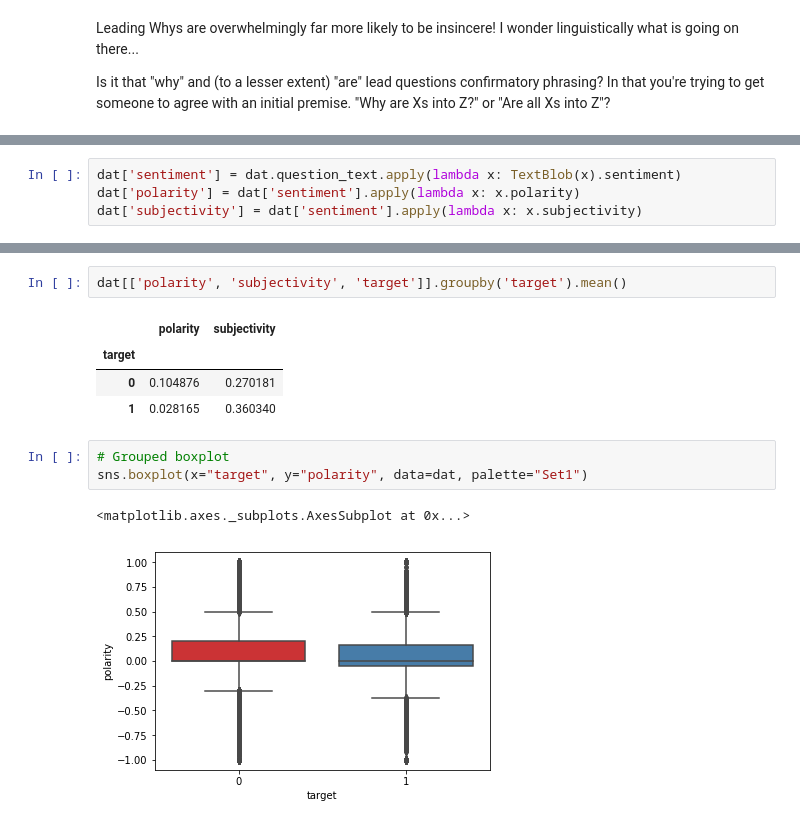
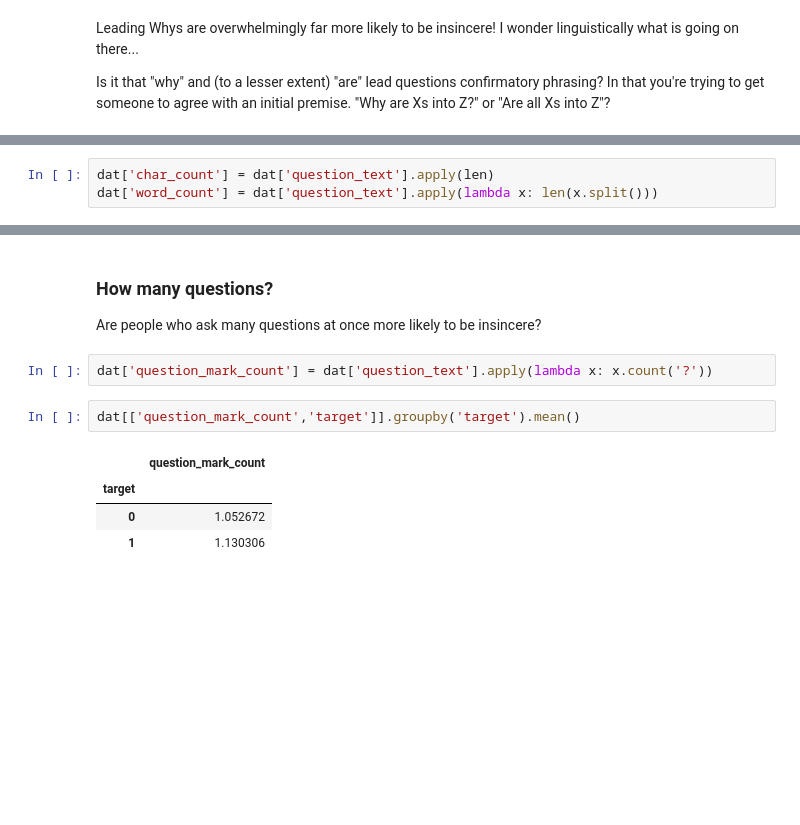
Before and after one commit to carrieisaacson/kaggle_quora, a Jupyter notebook: notebooks/0_EDA.ipynb, the cells around one changed output, grey strips where cells are left out. Drawn from its saved outputs; the diff is of its cells as text; blank space fills up the shorter version.

Commit message:
conduct initial exploratory analysis of raw training data

```diff
--- a/notebooks/0_EDA.ipynb
+++ b/notebooks/0_EDA.ipynb
@@ -525,4 +435,0 @@ from textblob import TextBlob
-# %%
-dat['sentiment'] = dat.question_text.apply(lambda x: TextBlob(x).sentiment)
-dat['polarity'] = dat['sentiment'].apply(lambda x: x.polarity)
-dat['subjectivity'] = dat['sentiment'].apply(lambda x: x.subjectivity)
@@ -537,0 +438,3 @@ dat.head()
+# %%
+dat['char_count'] = dat['question_text'].apply(len)
+dat['word_count'] = dat['question_text'].apply(lambda x: len(x.split()))
@@ -538,13 +458,13 @@ dat.head()
+# %% [markdown]
+### How many questions?
+
+Are people who ask many questions at once more likely to be insincere?
+# %%
+dat['question_mark_count'] = dat['question_text'].apply(lambda x: x.count('?'))
 # %%
-dat[['polarity', 'subjectivity', 'target']].groupby('target').mean()
+dat[['question_mark_count','target']].groupby('target').mean()
 # %% [output]
-|  | polarity | subjectivity |
-| target |  |  |
-| 0 | 0.104876 | 0.270181 |
-| 1 | 0.028165 | 0.360340 |
+|  | question_mark_count |
+| target |  |
+| 0 | 1.052672 |
+| 1 | 1.130306 |
-# %%
-# Grouped boxplot
-sns.boxplot(x="target", y="polarity", data=dat, palette="Set1")
-# %% [output]
-<matplotlib.axes._subplots.AxesSubplot at 0x...>
-[figure, removed]
```
Also changed, not shown: parts of 32 cells of this notebook.
